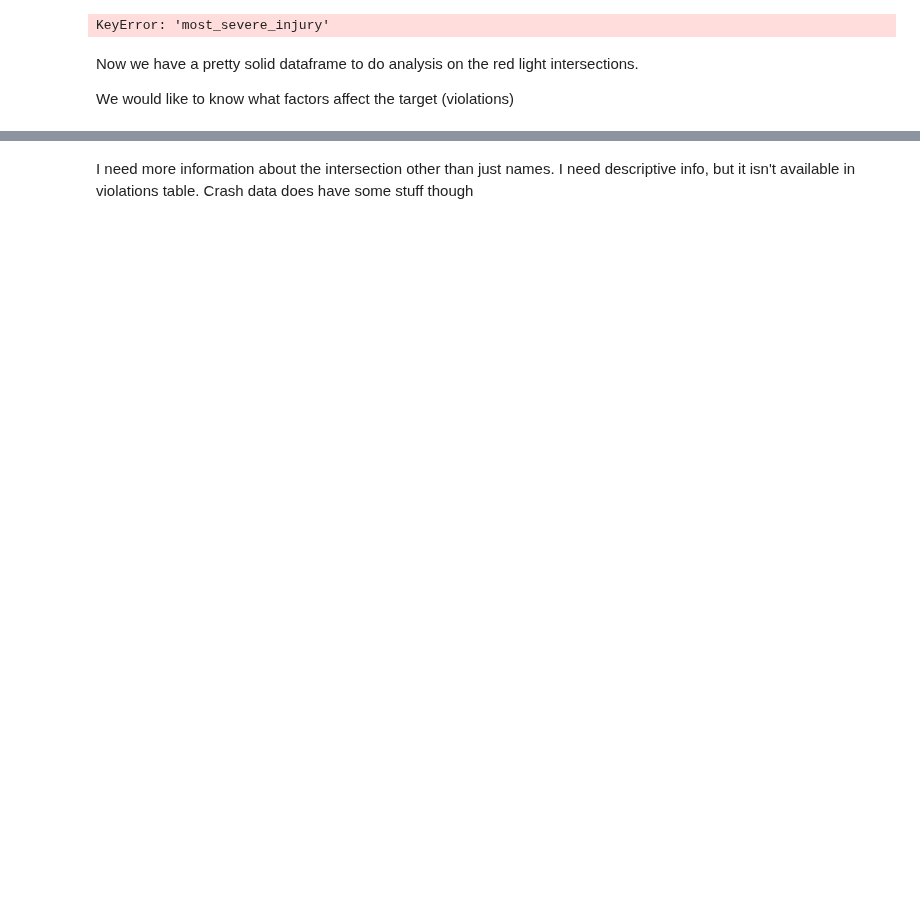
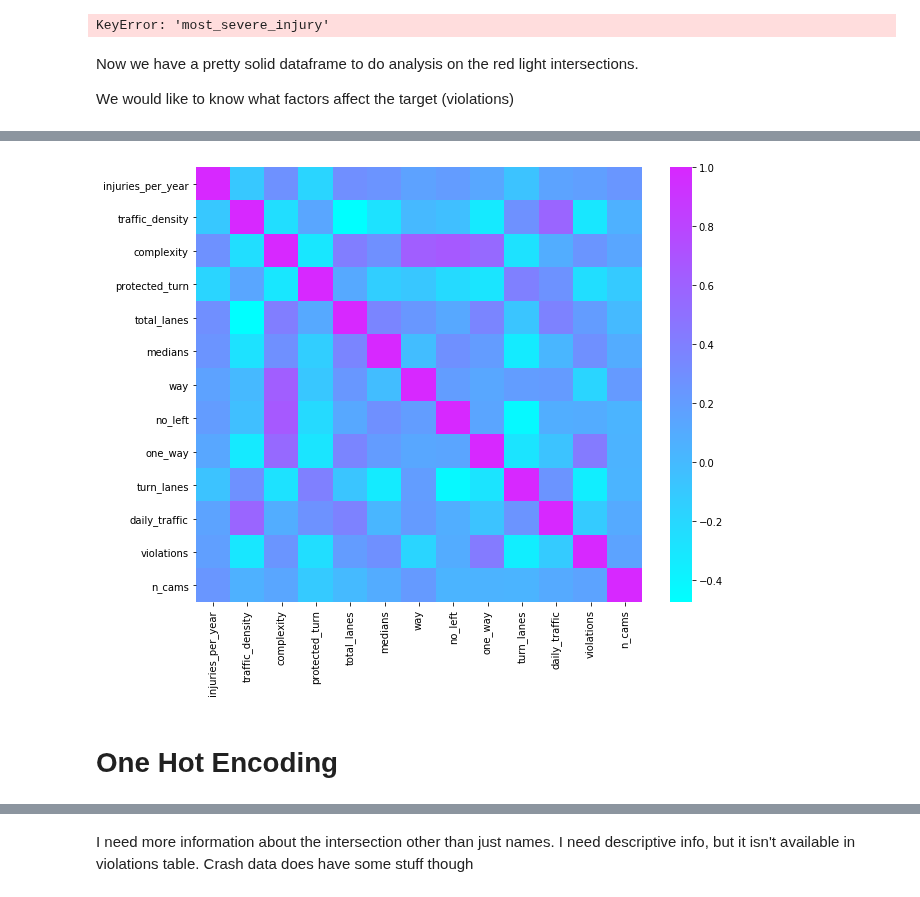
Before and after one commit to sciencelee/chicago-red-light-cameras, a Jupyter notebook: 04-crash-model.ipynb, the cells around one changed output, grey strips where cells are left out. Drawn from its saved outputs; the diff is of its cells as text; code cells hidden in the pictures; blank space fills up the shorter version.

Commit message:
begin linear regression for crash data

```diff
--- a/04-crash-model.ipynb
+++ b/04-crash-model.ipynb
@@ -668,0 +1016,4 @@ crash_df[(crash_df['year']==2016) &
+# %%
+# now drop out the columns that do not have daily violations. Should cure all our nans
+# Some of these cams were only running before our query.
+crash_df.dropna(subset=['violations'], inplace=True)
@@ -669,3 +1058,9 @@ crash_df[(crash_df['year']==2016) &
+# %%
+crash_df[crash_df.n_crash.isna()]  # missing two intersections. HUH!!!
+
+# First one is at the Home Depot towards Lincolnwood.  That's a crazy intersection.
+# I will drop it for now, but would like to go back ans see what happened here.
+crash_df.dropna(subset=['intersection'], inplace=True)
 # %%
 crash_df.isna().sum()
 # %% [output]
@@ -720,11 +1172,26 @@ crash_df['injuries_unknown'] = crash_df['injuries_unknown'].astype(int)
 crash_df['lane_cnt'] = crash_df['lane_cnt'].fillna('0')
 crash_df['lane_cnt'] = crash_df['lane_cnt'].astype(int)
 
-crash_df['work_zone_i'] = crash_df['work_zone_i'].fillna('N')
+crash_df['temp'].fillna(np.mean(crash_df['temp']), inplace=True)
+crash_df['precip'].fillna(np.mean(crash_df['temp']), inplace=True)
+
+
+crash_df['work_zone_i'] = crash_df['work_zone_i'].apply(lambda x: 1 if x=='Y' else 0)
 
 crash_df['work_zone_type'] = crash_df['work_zone_type'].fillna('NONE')
 
-crash_df['workers_present_i'] = crash_df['workers_present_i'].fillna('N')
+crash_df['workers_present_i'] = crash_df['workers_present_i'].apply(lambda x: 1 if x=='Y' else 0)
+
+
+def damage_int(damage_str):
+    if damage_str == '$500 OR LESS':
+        return 1
+    elif damage_str == '$501 - $1,500':
+        return 2
+    else:
+        return 3
+
+crash_df['damage'] = crash_df['damage'].apply(damage_int)
 
 #crash_df['daily_traffic'] = crash_df['daily_traffic'].astype(int)
 # %% [output]
@@ -733,3 +1200,9 @@ KeyError: 'most_severe_injury'
 Now we have a pretty solid dataframe to do analysis on the red light intersections.
 
 We would like to know what factors affect the target (violations)
+# %%
+crash_df = crash_df.loc[:,~crash_df.columns.duplicated()]  # had a dupe column preventing modeling
+
+crash_df.columns
+
+df_final = crash_df.copy()
@@ -736,3 +1319,12 @@ We would like to know what factors affect the target (violations)
+# %%
+import seaborn as sns
+
+plt.figure(figsize = (10,8))
+sns.heatmap(df_cont.corr(), center=0.4, cmap = "cool");
+# %% [output]
+[figure, added]
+# %% [markdown]
+# One Hot Encoding
 # %%
 crash_df.columns
 # %% [output]
```
Also changed, not shown: parts of 60 cells of this notebook, 1 other file.
